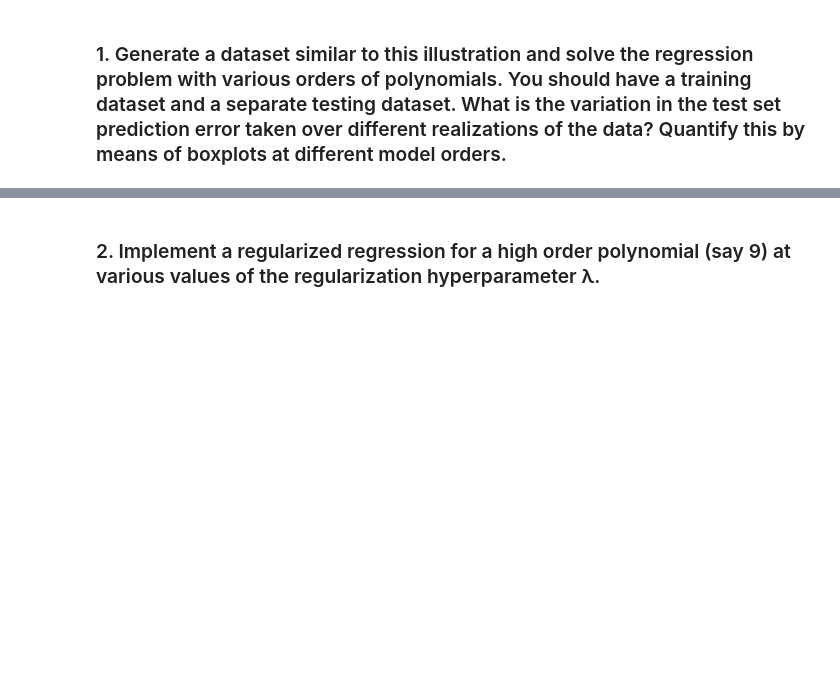
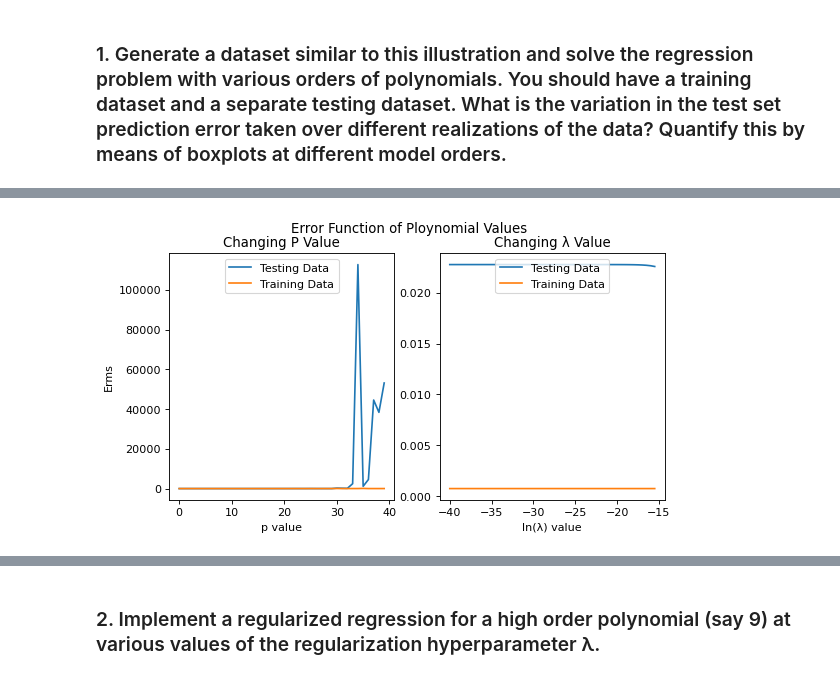
Before and after one commit to FredMCA/COMP6257-Coursework_1, a Jupyter notebook: notebook.ipynb, the cells around one changed output, grey strips where cells are left out. Saved outputs shown, nothing was run; the diff lists cells and outputs as text; code cells hidden in the pictures; blank space fills up the shorter version.

```diff
--- a/notebook.ipynb
+++ b/notebook.ipynb
@@ -82,0 +96,56 @@ def polynomial_regression(x_test, x_train, y_train, lam, p):
+# %%
+pvalues = []
+
+pmax = 40
+fig, (ax1, ax2) = plt.subplots(1, 2)
+fig.suptitle('Error Function of Ploynomial Values')
+
+fig.set_dpi(80)
+fig.set_size_inches(8,4)
+for i in range(0,pmax):
+    pvalues.append(i)
+# fig, axes = plt.subplots(2,1) #https://stackoverflow.com/questions/3207850/creating-square-subplots-of-equal-height-and-width-in-matplotlib
+# fig.set_dpi(80)
+# fig.set_size_inches(8,8)
+i = 0
+j = 0
+errorfunction_train = []
+errorfunction_test = []
+for j in range(0,len(pvalues)):
+    t_train = polynomial_regression(x_test, x_train, y_test,0,pvalues[i])
+    errorfunction_train.append(erms(y_train,t_train,len(t_train)))
+    t_test = polynomial_regression(x_test, x_test, y_test,0,pvalues[i])
+    errorfunction_test.append(erms(y_test,t_test,len(t_test)))
+
+    i = i + 1
+ax1.set_title("Changing P Value")
+ax1.set_xlabel("p value")
+ax1.set_ylabel("Erms")
+ax1.plot(pvalues, errorfunction_train, label="Testing Data")
+ax1.plot(pvalues, errorfunction_test, label="Training Data")
+ax1.legend(loc = "upper center")
+
+lamvalues = []
+
+for i in range(-80,-30):
+    lamvalues.append(i/2)
+errorfunction_train = []
+errorfunction_test = []
+i = 0
+for j in range(0,len(lamvalues)):
+    t_train = polynomial_regression(x_test, x_train, y_test,math.exp(lamvalues[i]),9)
+    errorfunction_train.append(erms(y_train,t_train,len(t_train)))
+    t_test = polynomial_regression(x_test, x_test, y_test,math.exp(lamvalues[i]),9)
+    errorfunction_test.append(erms(y_test,t_test,len(t_test)))
+
+    i = i + 1
+ax2.set_title("Changing λ Value")
+ax2.set_xlabel("ln(λ) value")
+#ax2.set_ylabel("Erms")
+ax2.plot(lamvalues, errorfunction_train, label="Testing Data")
+ax2.plot(lamvalues, errorfunction_test, label="Training Data")
+ax2.legend(loc = "upper center")
+
+plt.savefig('fig/errorpvalues.png')
+# %% [output]
+[figure, added]
```
Also changed, not shown: parts of 18 cells of this notebook, 10 other files.
